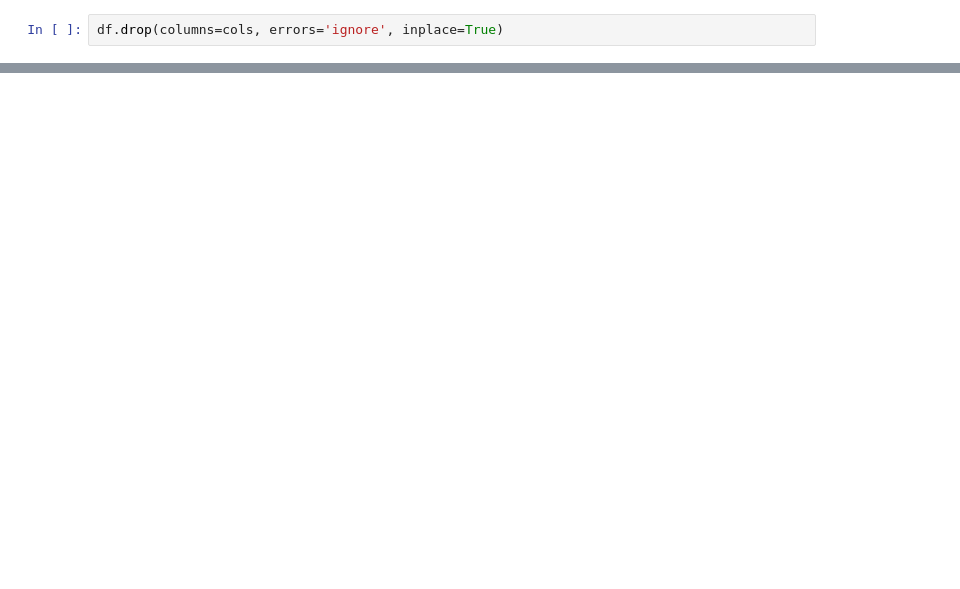
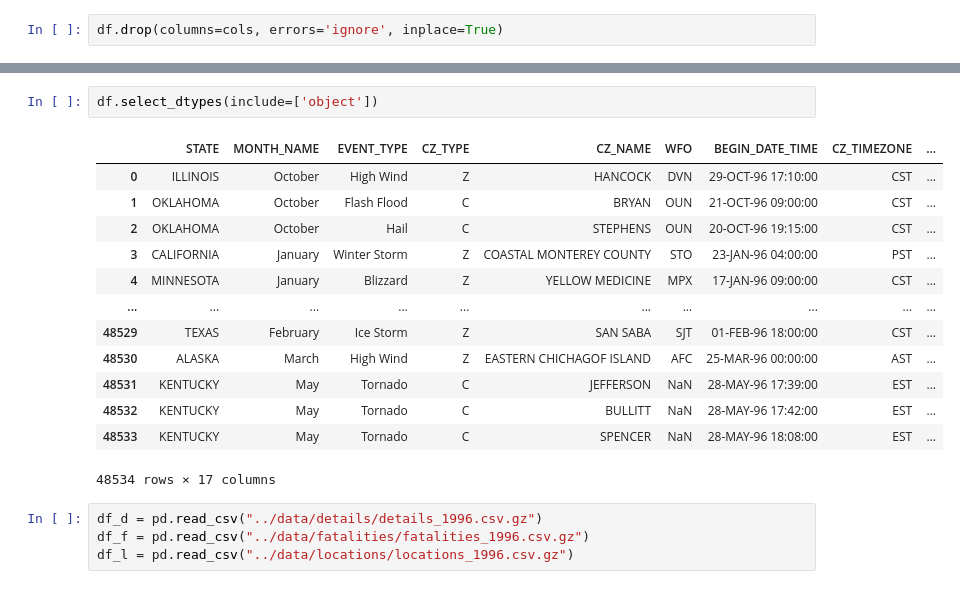
Before and after one commit to sushmita212/Parametric_Weather_Risk_Modeling, a Jupyter notebook: notebooks/preliminary_analysis.ipynb, the cells around one changed output, grey strips where cells are left out. Cells and saved outputs as stored; diff of their text form; blank space fills up the shorter version.

```diff
--- a/notebooks/preliminary_analysis.ipynb
+++ b/notebooks/preliminary_analysis.ipynb
@@ -136,0 +170,20 @@ Name: count, dtype: int64
+# %%
+df.select_dtypes(include=['object'])
+# %% [output]
+|  | STATE | MONTH_NAME | EVENT_TYPE | CZ_TYPE | CZ_NAME | WFO | BEGIN_DATE_TIME | CZ_TIMEZONE | ... |
+| 0 | ILLINOIS | October | High Wind | Z | HANCOCK | DVN | 29-OCT-96 17:10:00 | CST | ... |
+| 1 | OKLAHOMA | October | Flash Flood | C | BRYAN | OUN | 21-OCT-96 09:00:00 | CST | ... |
+| 2 | OKLAHOMA | October | Hail | C | STEPHENS | OUN | 20-OCT-96 19:15:00 | CST | ... |
+| 3 | CALIFORNIA | January | Winter Storm | Z | COASTAL MONTEREY COUNTY | STO | 23-JAN-96 04:00:00 | PST | ... |
+| 4 | MINNESOTA | January | Blizzard | Z | YELLOW MEDICINE | MPX | 17-JAN-96 09:00:00 | CST | ... |
+| ... | ... | ... | ... | ... | ... | ... | ... | ... | ... |
+| 48529 | TEXAS | February | Ice Storm | Z | SAN SABA | SJT | 01-FEB-96 18:00:00 | CST | ... |
+| 48530 | ALASKA | March | High Wind | Z | EASTERN CHICHAGOF ISLAND | AFC | 25-MAR-96 00:00:00 | AST | ... |
+| 48531 | KENTUCKY | May | Tornado | C | JEFFERSON | NaN | 28-MAY-96 17:39:00 | EST | ... |
+| 48532 | KENTUCKY | May | Tornado | C | BULLITT | NaN | 28-MAY-96 17:42:00 | EST | ... |
+| 48533 | KENTUCKY | May | Tornado | C | SPENCER | NaN | 28-MAY-96 18:08:00 | EST | ... |
+48534 rows × 17 columns
+# %%
+df_d = pd.read_csv("../data/details/details_1996.csv.gz")
+df_f = pd.read_csv("../data/fatalities/fatalities_1996.csv.gz")
+df_l = pd.read_csv("../data/locations/locations_1996.csv.gz")
```
Also changed, not shown: parts of 57 cells of this notebook, 1 other file.
